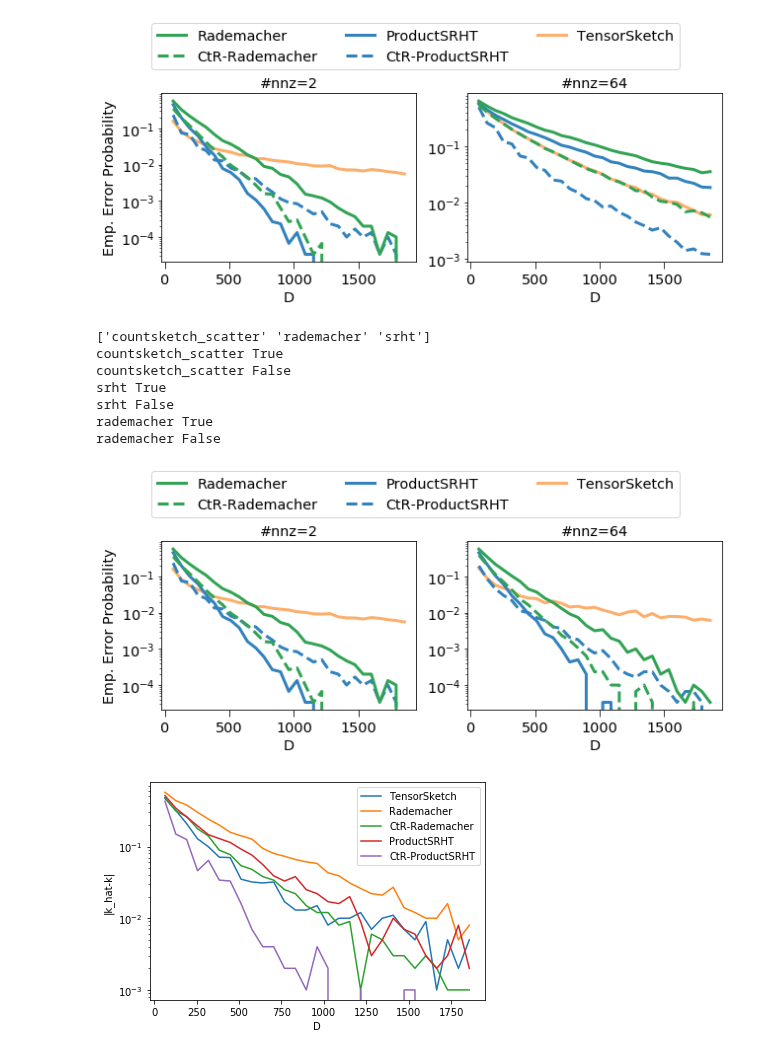
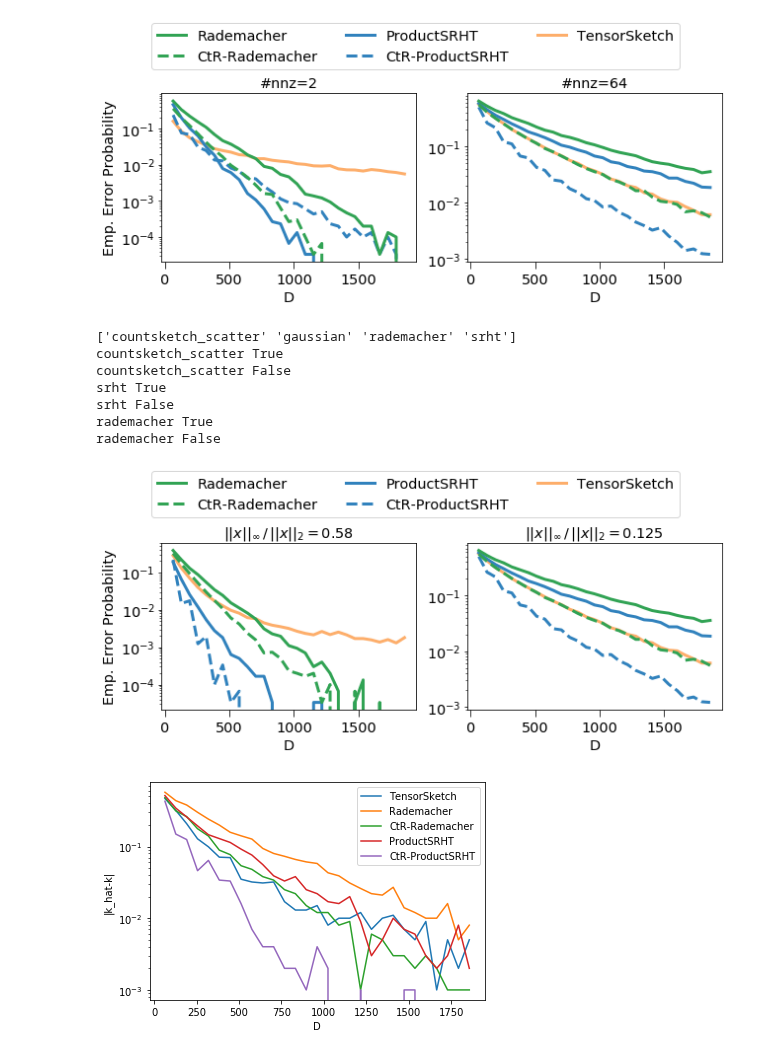
Before and after one commit to joneswack/dp-rfs, a Jupyter notebook: notebooks/bound-plots.ipynb, the cells around one changed output. Cells and saved outputs as stored; diff of their text form; code cells hidden in the pictures.

```diff
--- a/notebooks/bound-plots.ipynb
+++ b/notebooks/bound-plots.ipynb
@@ -262,7 +262,7 @@ fig, axes = plt.subplots(ncols=2, nrows=1, figsize=(9, 3.5))
 
 # d=2
 
-bound_data = pd.read_csv('../csv/bound_plot/over_D_samples_1000_seeds_30000_d2.csv')
+bound_data = pd.read_csv('../csv/bound_plot/over_D_samples_1000_seeds_30000_d2_3.csv')
 
 print(bound_data['proj'].unique())
 
@@ -287,13 +287,13 @@ for proj in ['countsketch_scatter', 'srht', 'rademacher']:
 axes[0].set_xlabel('D')
 axes[0].set_ylabel('Emp. Error Probability')
 axes[0].set_yscale('log')
-axes[0].set_title('#nnz=2')
+axes[0].set_title(r'$|| x ||_\infty \, / \, || x ||_2 = 0.58$')
 # plt.legend()
 # plt.show()
 
 # d=64
 
-bound_data = pd.read_csv('../csv/bound_plot/over_D_samples_1000_seeds_30000_d2_3.csv')
+bound_data = pd.read_csv('../csv/bound_plot/over_D_samples_1000_seeds_30000_d64.csv')
 
 # for proj in bound_data['proj'].unique():
 for proj in ['countsketch_scatter', 'srht', 'rademacher']:
@@ -315,37 +315,37 @@ for proj in ['countsketch_scatter', 'srht', 'rademacher']:
             )
 
 # plt.xticks(Ds)
 axes[1].set_xlabel('D')
 axes[1].set_ylabel('')
 axes[1].set_yscale('log')
-axes[1].set_title('#nnz=64')
+axes[1].set_title(r'$|| x ||_\infty \, / \, || x ||_2 = 0.125$')
 # axes[1].legend(loc='lower left')
 # plt.show()
 
 plt.tight_layout()
 
 handles, labels = axes[0].get_legend_handles_labels()
 handles = list(reversed(handles))
 labels = list(reversed(labels))
 
 legend = plt.figlegend(
     handles=handles, labels=labels,
     loc='upper center', ncol=3,
     bbox_to_anchor = (0,0.35,1.01,0.85),
     bbox_transform=plt.gcf().transFigure,
     #fontsize=11
 )
-# plt.savefig('../figures/sparsity_bound.pdf', dpi=300, bbox_extra_artists=(legend,), bbox_inches='tight')
+plt.savefig('../figures/sparsity_bound.pdf', dpi=300, bbox_extra_artists=(legend,), bbox_inches='tight')
 plt.show()
 # %% [output]
-['countsketch_scatter' 'rademacher' 'srht']
+['countsketch_scatter' 'gaussian' 'rademacher' 'srht']
 countsketch_scatter True
 countsketch_scatter False
 srht True
 srht False
 rademacher True
 rademacher False
-[figure, old version]
+[figure, new version]
 # %%
 plt.savefig('figures/max_err_vs_sparsity.pdf', dpi=300)
 # %%
```
Also changed, not shown: 6 other files.
